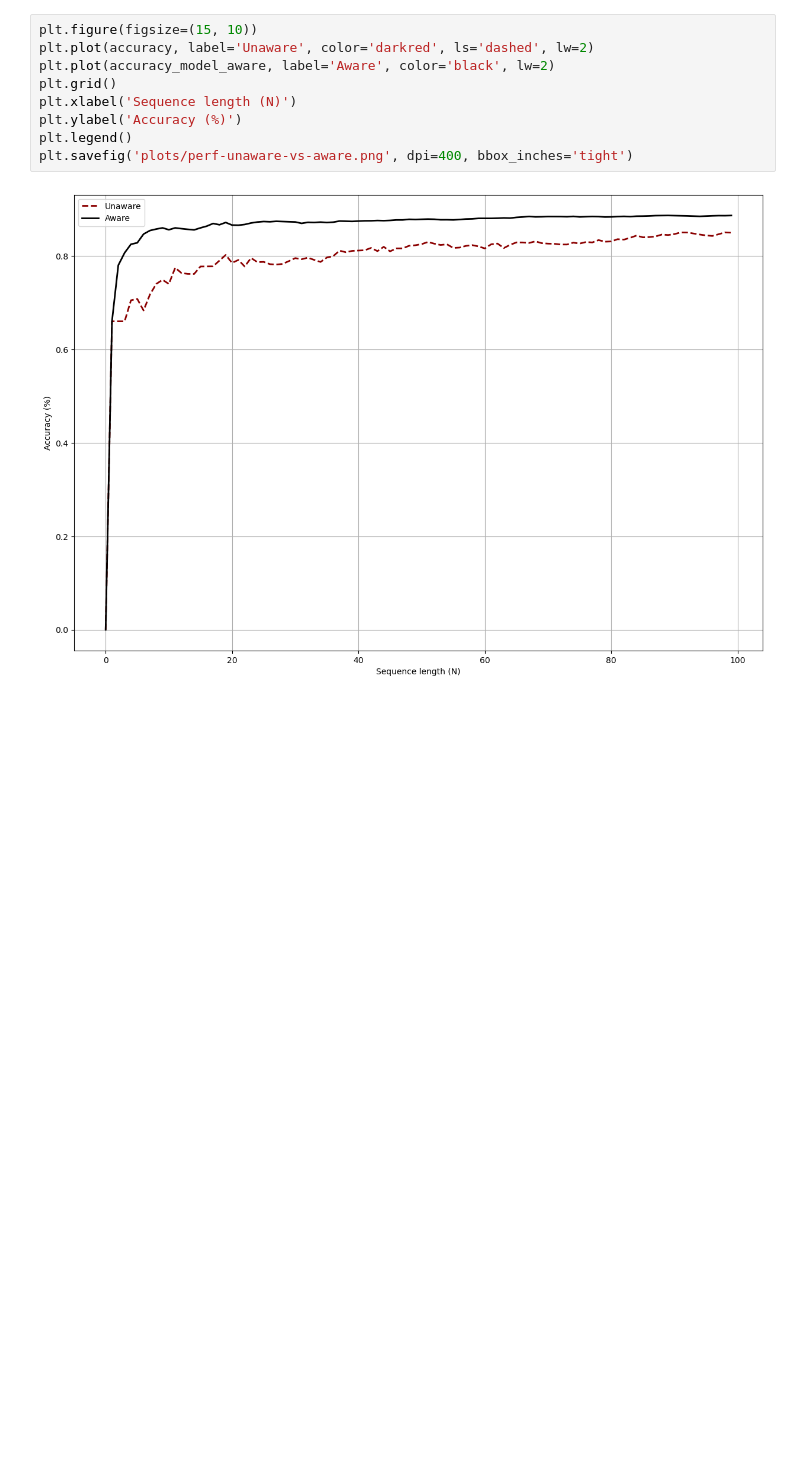
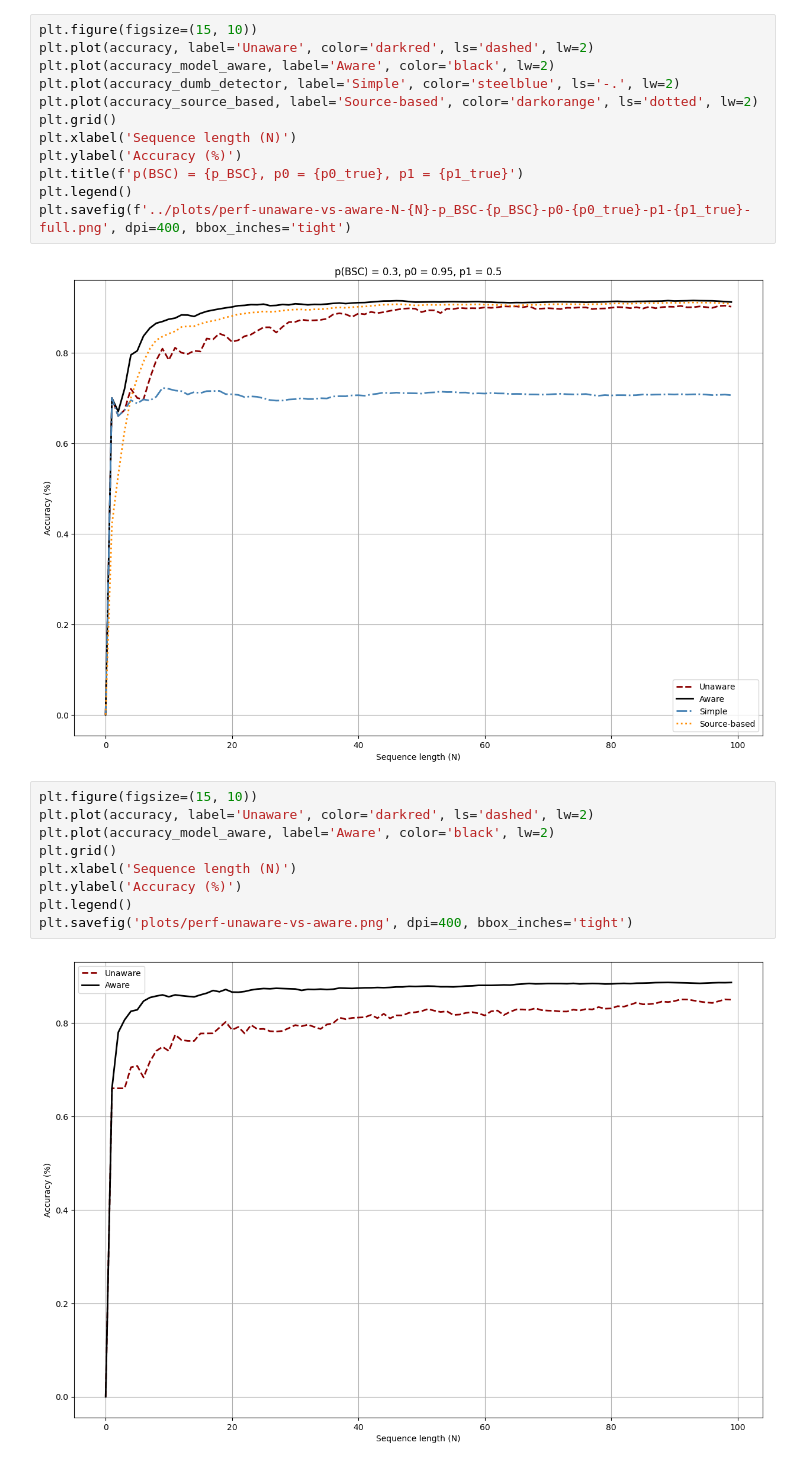
Before and after one commit to vishnukunde/learning-HMMs, a Jupyter notebook: codes/Baum-Welch-BSC.ipynb, the cells around one changed output. Saved outputs shown, nothing was run; the diff lists cells and outputs as text; blank space fills up the shorter version.

```diff
--- a/codes/Baum-Welch-BSC.ipynb
+++ b/codes/Baum-Welch-BSC.ipynb
@@ -201,3 +213,17 @@ plt.legend()
+# %%
+plt.figure(figsize=(15, 10))
+plt.plot(accuracy, label='Unaware', color='darkred', ls='dashed', lw=2)
+plt.plot(accuracy_model_aware, label='Aware', color='black', lw=2)
+plt.plot(accuracy_dumb_detector, label='Simple', color='steelblue', ls='-.', lw=2)
+plt.plot(accuracy_source_based, label='Source-based', color='darkorange', ls='dotted', lw=2)
+plt.grid()
+plt.xlabel('Sequence length (N)')
+plt.ylabel('Accuracy (%)')
+plt.title(f'p(BSC) = {p_BSC}, p0 = {p0_true}, p1 = {p1_true}')
+plt.legend()
+plt.savefig(f'../plots/perf-unaware-vs-aware-N-{N}-p_BSC-{p_BSC}-p0-{p0_true}-p1-{p1_true}-full.png', dpi=400, bbox_inches='tight')
+# %% [output]
+[figure, added]
 # %%
 plt.figure(figsize=(15, 10))
 plt.plot(accuracy, label='Unaware', color='darkred', ls='dashed', lw=2)
```
Also changed, not shown: parts of 1 cell of this notebook, 1 other file.
